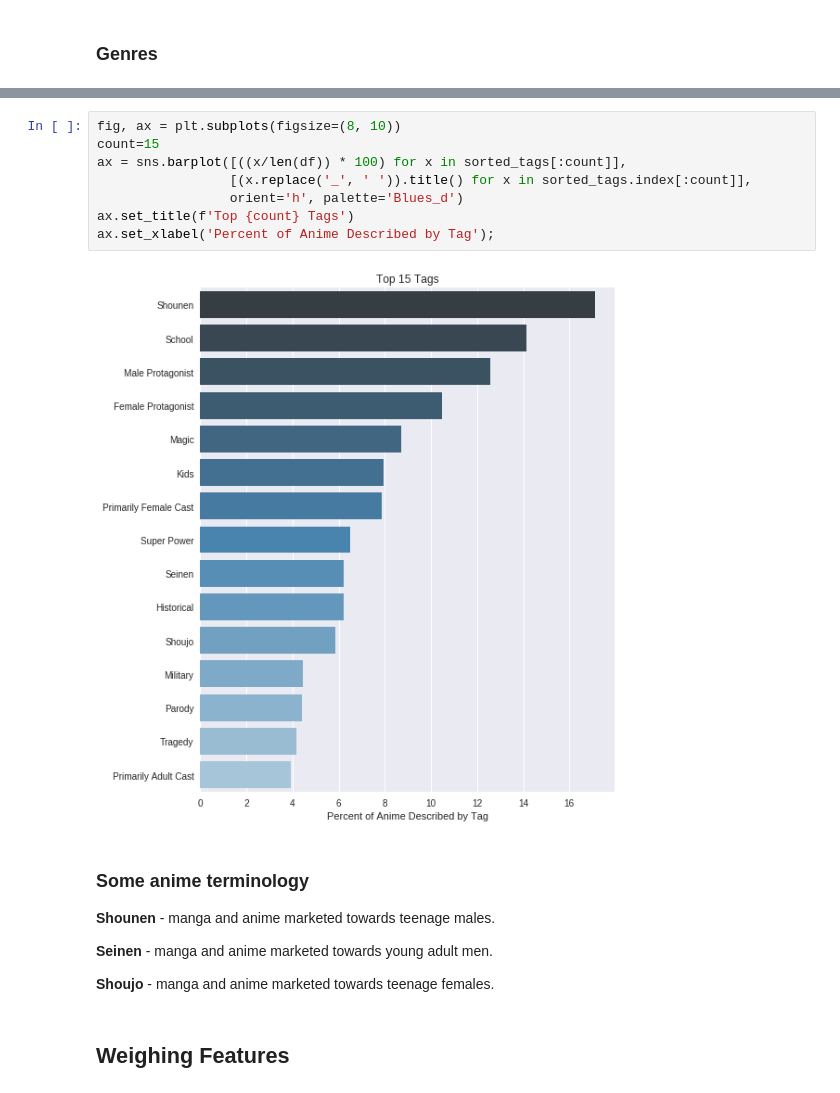
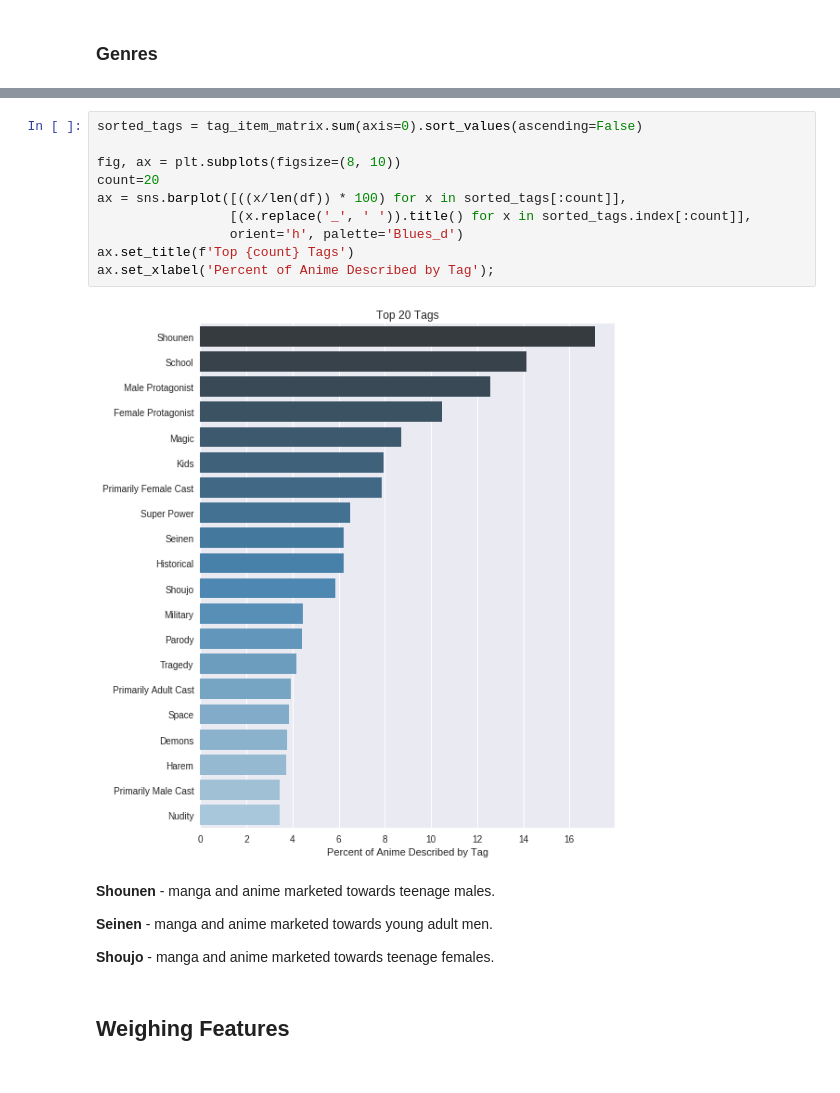
Before and after one commit to sn-ekstrand/content-based-anime-recommender, a Jupyter notebook: initial_eda.ipynb, the cells around one changed output, grey strips where cells are left out. Saved outputs shown, nothing was run; the diff lists cells and outputs as text.

```diff
--- a/initial_eda.ipynb
+++ b/initial_eda.ipynb
@@ -654,15 +621,16 @@ Length: 247, dtype: int64
 # %%
+sorted_tags = tag_item_matrix.sum(axis=0).sort_values(ascending=False)
+
 fig, ax = plt.subplots(figsize=(8, 10))
-count=15
+count=20
 ax = sns.barplot([((x/len(df)) * 100) for x in sorted_tags[:count]],
                  [(x.replace('_', ' ')).title() for x in sorted_tags.index[:count]],
                  orient='h', palette='Blues_d')
 ax.set_title(f'Top {count} Tags')
 ax.set_xlabel('Percent of Anime Described by Tag');
 # %% [output]
-[figure, old version]
+[figure, new version]
 # %% [markdown]
-### Some anime terminology
 <b>Shounen</b> - manga and anime marketed towards teenage males.
 
 <b>Seinen</b> - manga and anime marketed towards young adult men.
```
Also changed, not shown: parts of 5 cells of this notebook.
